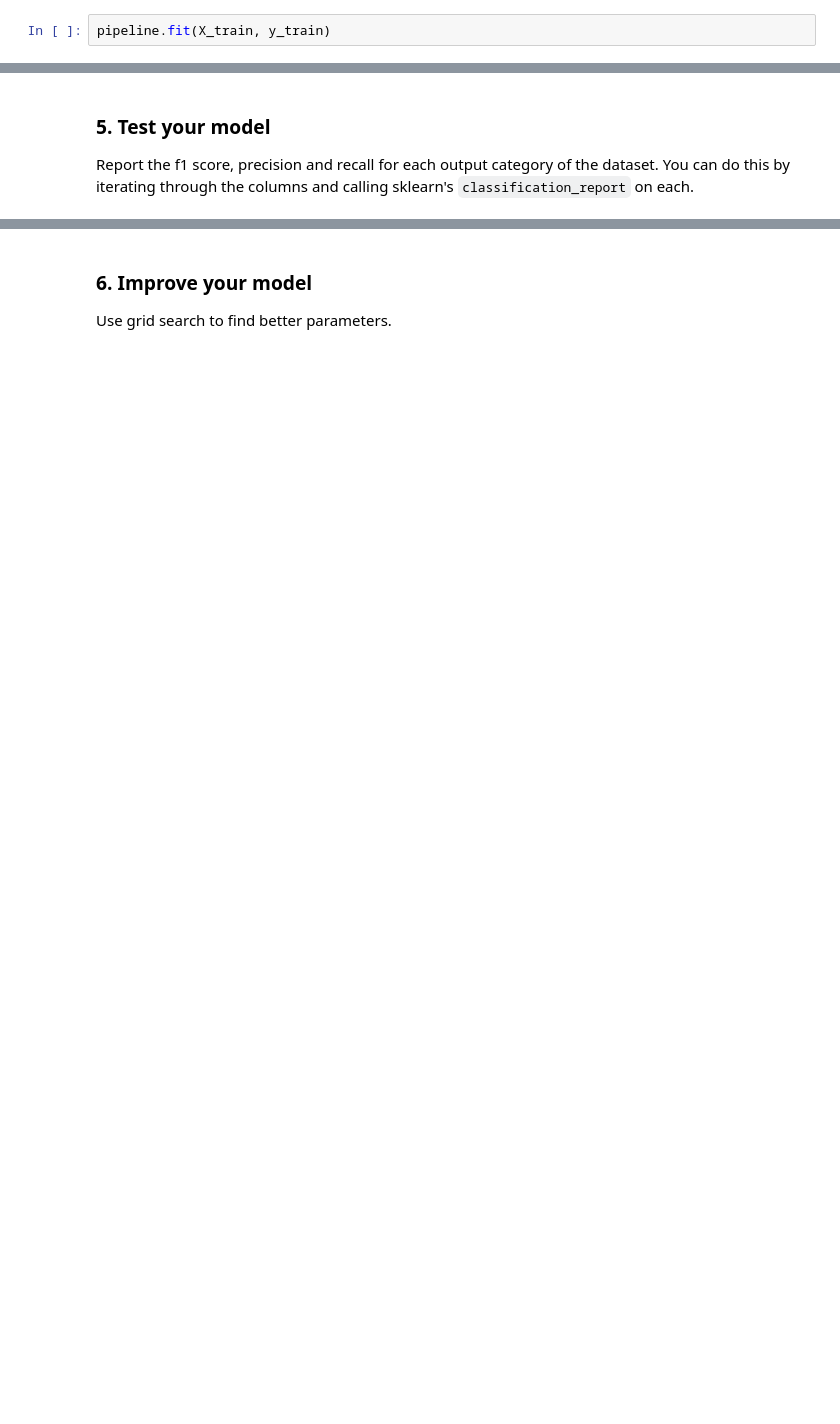
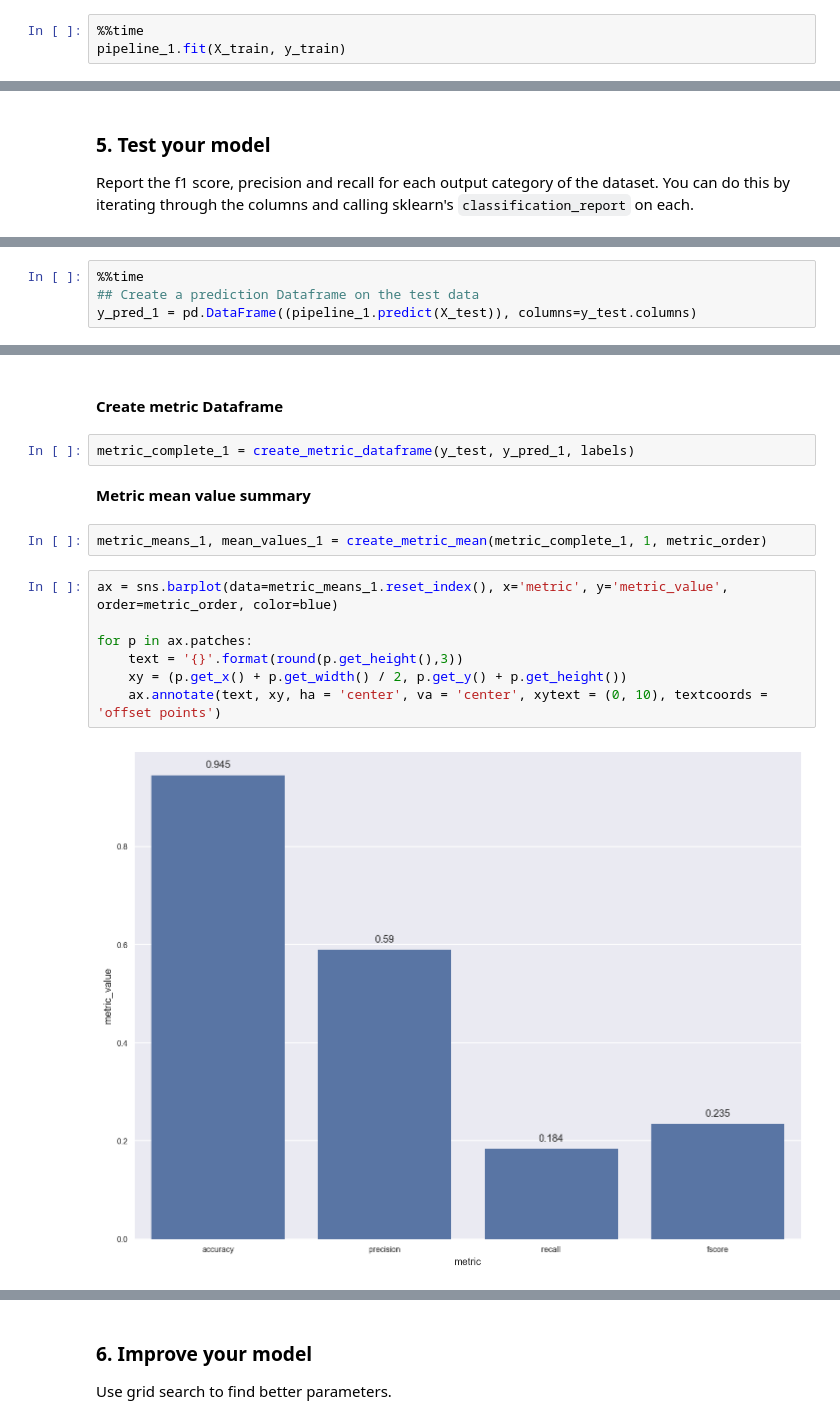
Before and after one commit to DigiData-Flo/DisasterResponse, a Jupyter notebook: notebooks/ML Pipeline Preparation.ipynb, the cells around one changed output, grey strips where cells are left out. Cells and saved outputs as stored; diff of their text form; blank space fills up the shorter version.

```diff
--- a/notebooks/ML Pipeline Preparation.ipynb
+++ b/notebooks/ML Pipeline Preparation.ipynb
@@ -131,5 +206,6 @@ pipeline = Pipeline([
 # %%
 X_train, X_test, y_train, y_test = train_test_split(X, y)
 # %%
-pipeline.fit(X_train, y_train)
+%%time
+pipeline_1.fit(X_train, y_train)
 # %% [output]
@@ -194,0 +222,4 @@ sns.barplot(data=metric_true, y='label', x='recall', color=blue)
+# %%
+%%time
+## Create a prediction Dataframe on the test data
+y_pred_1 = pd.DataFrame((pipeline_1.predict(X_test)), columns=y_test.columns)
@@ -194,0 +229,17 @@ sns.barplot(data=metric_true, y='label', x='recall', color=blue)
+# %% [markdown]
+#### Create metric Dataframe
+# %%
+metric_complete_1 = create_metric_dataframe(y_test, y_pred_1, labels)
+# %% [markdown]
+**Metric mean value summary**
+# %%
+metric_means_1, mean_values_1 = create_metric_mean(metric_complete_1, 1, metric_order)
+# %%
+ax = sns.barplot(data=metric_means_1.reset_index(), x='metric', y='metric_value', order=metric_order, color=blue)
+
+for p in ax.patches:
+    text = '{}'.format(round(p.get_height(),3))
+    xy = (p.get_x() + p.get_width() / 2, p.get_y() + p.get_height())
+    ax.annotate(text, xy, ha = 'center', va = 'center', xytext = (0, 10), textcoords = 'offset points')
+# %% [output]
+[figure, added]
```
Also changed, not shown: parts of 90 cells of this notebook, 13 other files.
